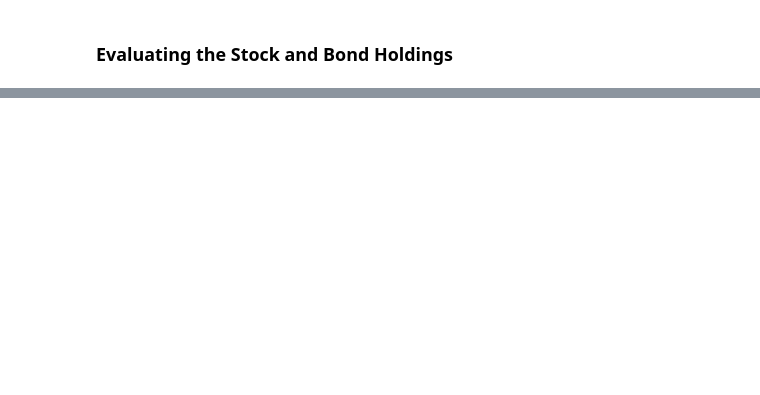
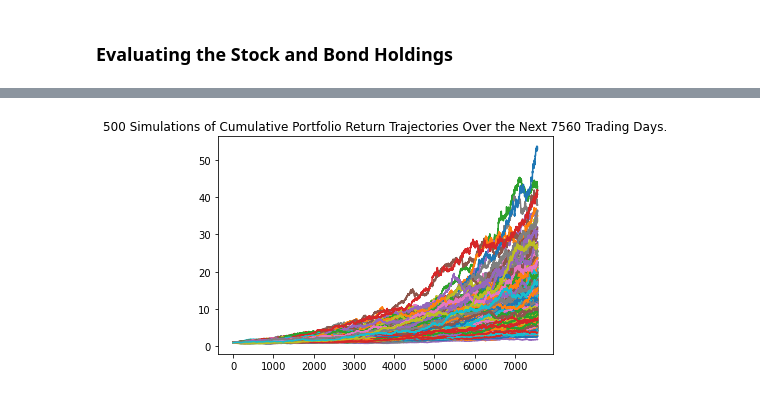
Before and after one commit to AngelR0/Emergency_Financial_Planner, a Jupyter notebook: financial_tools.ipynb, the cells around one changed output, grey strips where cells are left out. Drawn from its saved outputs; the diff is of its cells as text; code cells hidden in the pictures; blank space fills up the shorter version.

Commit message:
Added the total balance of the stocks and bonds. A pie chart to represent the portfolio. Added the Monte Carlo simulation to forecast 30 years

```diff
--- a/financial_tools.ipynb
+++ b/financial_tools.ipynb
@@ -135,0 +146,10 @@ agg_shares = 200
+# %%
+# Set the tickers for both the bond and stock portion of the portfolio
+tickers = ["SPY", "AGG"]
+
+#Set the timeframe to '1D'
+timeframe = '1D'
+
+#Format the current date as ISO format
+start_date = pd.Timestamp('2022-01-31', tz='America/Chicago').isoformat()
+end_date = pd.Timestamp('2022-02-05', tz='America/Chicago').isoformat()
@@ -135,0 +276,19 @@ agg_shares = 200
+# %%
+# Set start and end dates of 3 years from the current date
+start_date = pd.Timestamp('2019-02-06', tz='America/Chicago').isoformat()
+end_date = pd.Timestamp('2022-02-06', tz='America/Chicago').isoformat()
+
+# Set teh rows to 1000
+rows = 1000
+# %%
+# Make the API call
+prices_df = alpaca.get_barset(tickers,
+                              timeframe,
+                              start=start_date,
+                              end=end_date,
+                              limit=rows
+                                     ).df
+
+# Display both first and last 5 rows
+display(prices_df.head())
+display(prices_df.tail())
@@ -135,0 +314,7 @@ agg_shares = 200
+# %%
+# Configure the Monte Carlo simulation
+# The weights should be split 40% to AGG and 60% to SPY
+MC_Sim = MCSimulation(portfolio_data = prices_df, weights=[.6, .4], num_simulation=500 ,num_trading_days=252*30)
+
+# Review the simulation data
+display(MC_Sim.portfolio_data)
@@ -135,0 +382,5 @@ agg_shares = 200
+# %%
+# Visualize the Monte Carlo Simulation in a line plot
+mc_line_sim = MC_Sim.plot_simulation()
+# %% [output]
+[figure, added]
```
Also changed, not shown: parts of 31 cells of this notebook.
